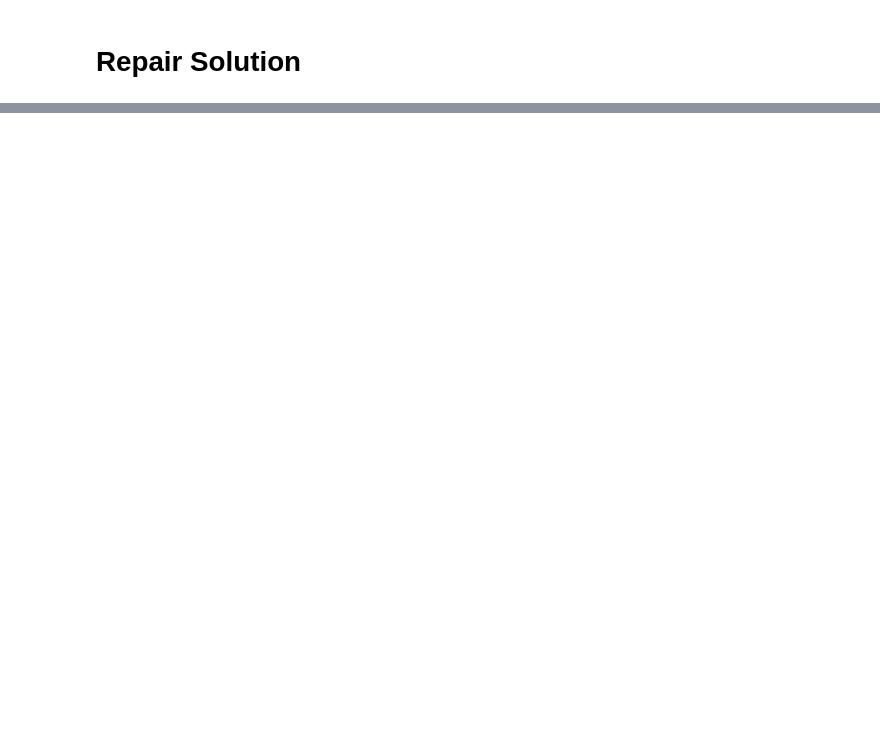
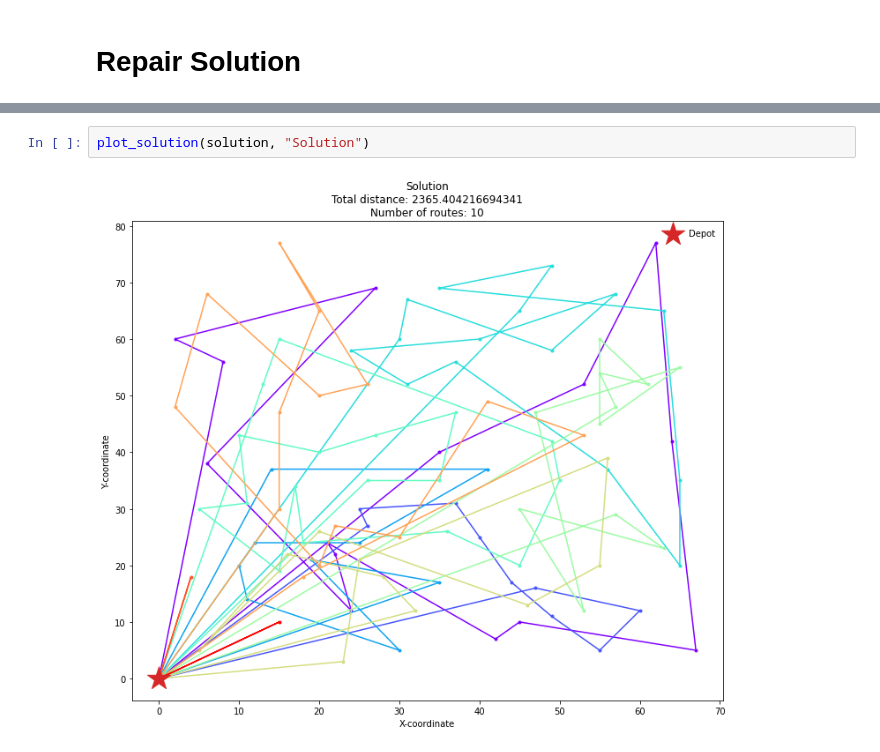
Before and after one commit to marsskop/dvrp_aql, a Jupyter notebook: dvrptw.ipynb, the cells around one changed output, grey strips where cells are left out. Cells and saved outputs as stored; diff of their text form; blank space fills up the shorter version.

```diff
--- a/dvrptw.ipynb
+++ b/dvrptw.ipynb
@@ -359,0 +507,4 @@ repaired_solution.routes, repaired_solution.removal
+# %%
+plot_solution(solution, "Solution")
+# %% [output]
+[figure, added]
```
Also changed, not shown: parts of 20 cells of this notebook.
